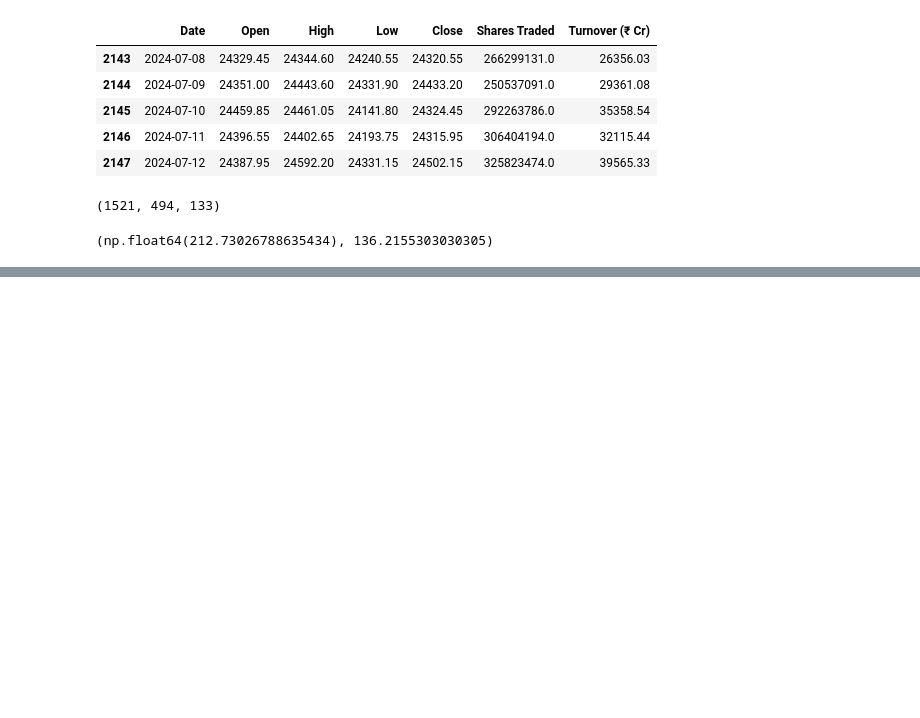
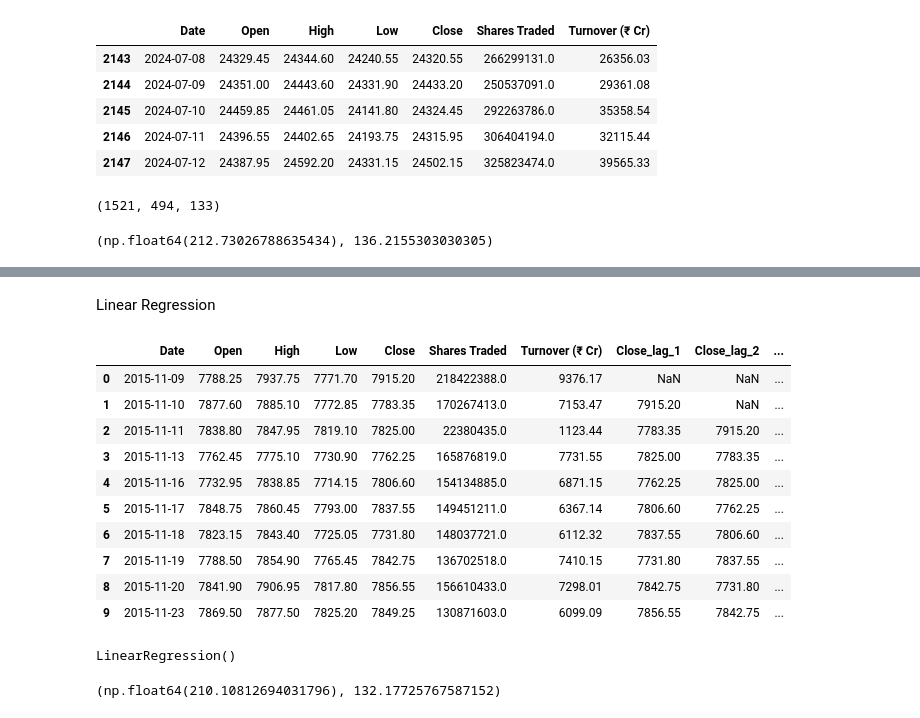
Before and after one commit to pranit-pk/time-series-forecasting, a Jupyter notebook: notebooks/01_exploration.ipynb, the cells around one changed output, grey strips where cells are left out. Saved outputs shown, nothing was run; the diff lists cells and outputs as text; code cells hidden in the pictures; blank space fills up the shorter version.

Commit message:
Add linear regression with lag features as classical baseline

```diff
--- a/notebooks/01_exploration.ipynb
+++ b/notebooks/01_exploration.ipynb
@@ -74,0 +90,24 @@ rmse_naive, mae_naive
+# %% [markdown]
+Linear Regression
+# %%
+# Number of lags
+n_lags = 5
+
+df_lr = df.copy()
+
+for lag in range(1, n_lags + 1):
+    df_lr[f"Close_lag_{lag}"] = df_lr["Close"].shift(lag)
+
+df_lr.head(10)
+# %% [output]
+|  | Date | Open | High | Low | Close | Shares Traded | Turnover (₹ Cr) | Close_lag_1 | Close_lag_2 | ... |
+| 0 | 2015-11-09 | 7788.25 | 7937.75 | 7771.70 | 7915.20 | 218422388.0 | 9376.17 | NaN | NaN | ... |
+| 1 | 2015-11-10 | 7877.60 | 7885.10 | 7772.85 | 7783.35 | 170267413.0 | 7153.47 | 7915.20 | NaN | ... |
+| 2 | 2015-11-11 | 7838.80 | 7847.95 | 7819.10 | 7825.00 | 22380435.0 | 1123.44 | 7783.35 | 7915.20 | ... |
+| 3 | 2015-11-13 | 7762.45 | 7775.10 | 7730.90 | 7762.25 | 165876819.0 | 7731.55 | 7825.00 | 7783.35 | ... |
+| 4 | 2015-11-16 | 7732.95 | 7838.85 | 7714.15 | 7806.60 | 154134885.0 | 6871.15 | 7762.25 | 7825.00 | ... |
+| 5 | 2015-11-17 | 7848.75 | 7860.45 | 7793.00 | 7837.55 | 149451211.0 | 6367.14 | 7806.60 | 7762.25 | ... |
+| 6 | 2015-11-18 | 7823.15 | 7843.40 | 7725.05 | 7731.80 | 148037721.0 | 6112.32 | 7837.55 | 7806.60 | ... |
+| 7 | 2015-11-19 | 7788.50 | 7854.90 | 7765.45 | 7842.75 | 136702518.0 | 7410.15 | 7731.80 | 7837.55 | ... |
+| 8 | 2015-11-20 | 7841.90 | 7906.95 | 7817.80 | 7856.55 | 156610433.0 | 7298.01 | 7842.75 | 7731.80 | ... |
+| 9 | 2015-11-23 | 7869.50 | 7877.50 | 7825.20 | 7849.25 | 130871603.0 | 6099.09 | 7856.55 | 7842.75 | ... |
@@ -74,0 +131,16 @@ rmse_naive, mae_naive
+# %%
+from sklearn.linear_model import LinearRegression
+
+lr_model = LinearRegression()
+lr_model.fit(X_train_lr, y_train_lr)
+# %% [output]
+LinearRegression()
+# %%
+y_pred_lr = lr_model.predict(X_test_lr)
+
+rmse_lr = np.sqrt(mean_squared_error(y_test_lr, y_pred_lr))
+mae_lr = mean_absolute_error(y_test_lr, y_pred_lr)
+
+rmse_lr, mae_lr
+# %% [output]
+(np.float64(210.10812694031796), 132.17725767587152)
```
Also changed, not shown: parts of 5 cells of this notebook.
